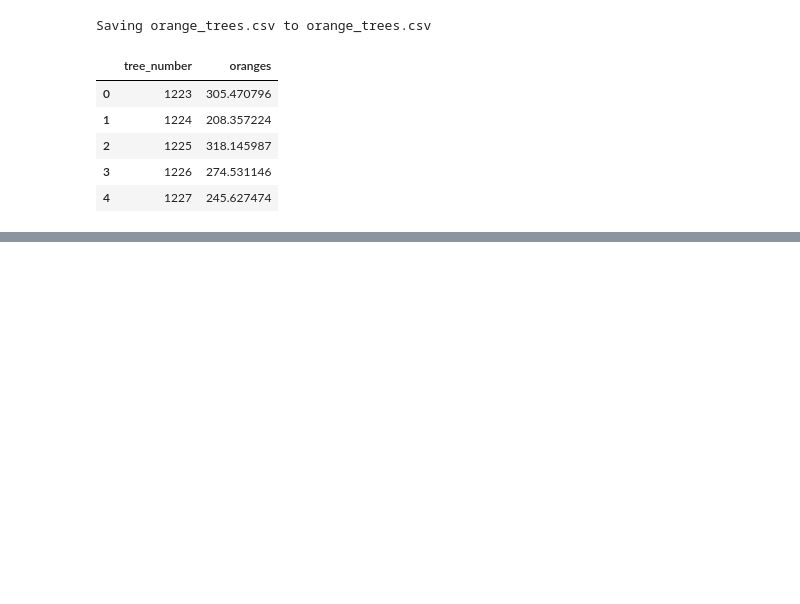
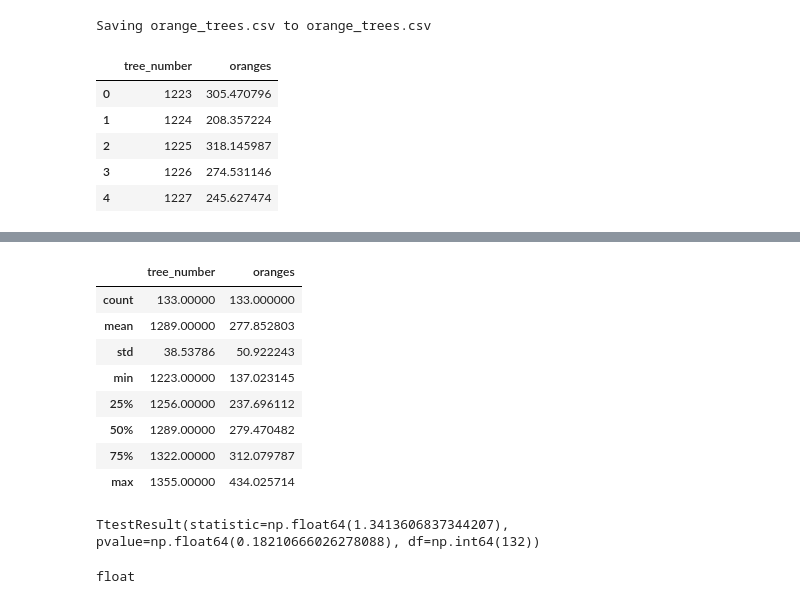
Before and after one commit to mahursh/NotesOnML, a Jupyter notebook: statistics.ipynb, the cells around one changed output, grey strips where cells are left out. Cells and saved outputs as stored; diff of their text form; code cells hidden in the pictures; blank space fills up the shorter version.

```diff
--- a/statistics.ipynb
+++ b/statistics.ipynb
@@ -23,0 +29,12 @@ df.head()
+# %%
+df.describe()
+# %% [output]
+|  | tree_number | oranges |
+| count | 133.00000 | 133.000000 |
+| mean | 1289.00000 | 277.852803 |
+| std | 38.53786 | 50.922243 |
+| min | 1223.00000 | 137.023145 |
+| 25% | 1256.00000 | 237.696112 |
+| 50% | 1289.00000 | 279.470482 |
+| 75% | 1322.00000 | 312.079787 |
+| max | 1355.00000 | 434.025714 |
@@ -23,0 +43,9 @@ df.head()
+# %%
+stats.ttest_1samp(a=df['oranges'], popmean=population_mean)
+# %% [output]
+TtestResult(statistic=np.float64(1.3413606837344207), pvalue=np.float64(0.18210666026278088), df=np.int64(132))
+# %%
+population_mean = 3.2
+type(population_mean)
+# %% [output]
+float
```
Also changed, not shown: parts of 6 cells of this notebook.
